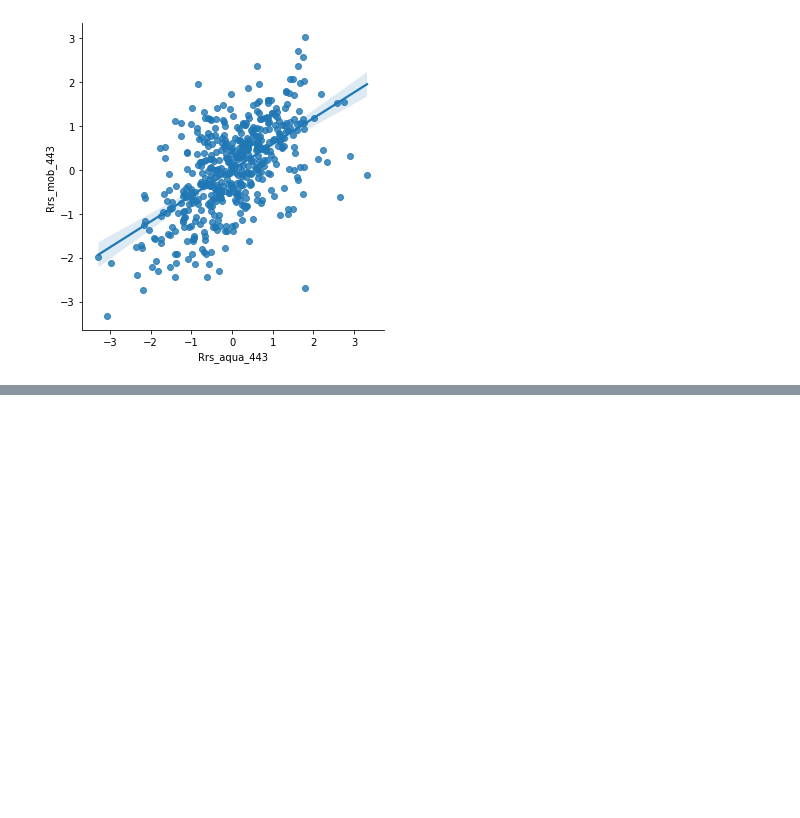
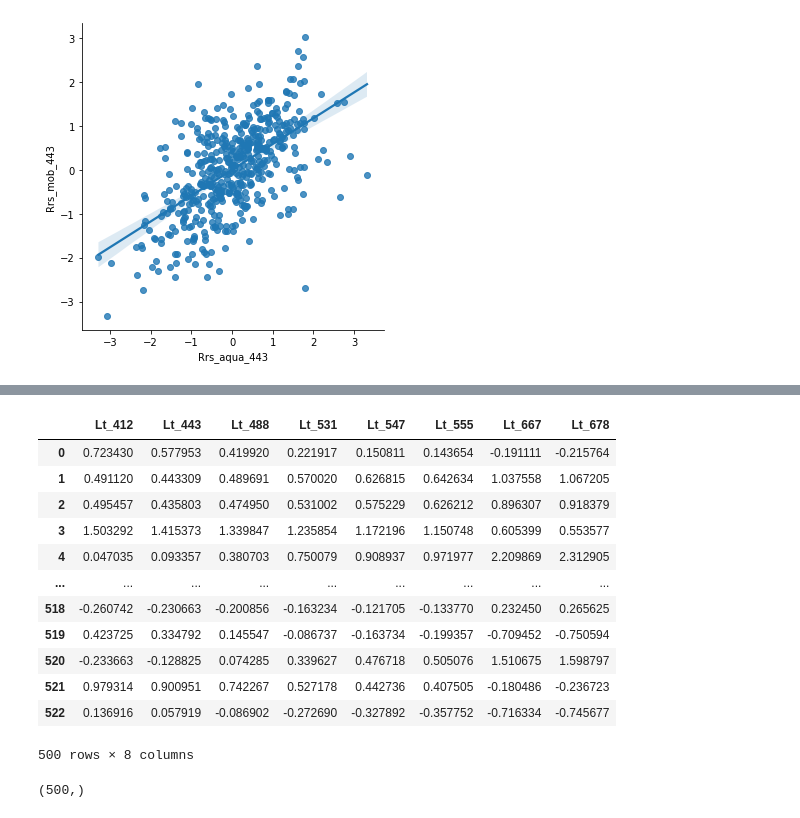
Before and after one commit to amiribr/moby_bias_analysis, a Jupyter notebook: moby_analysis_obs_aqua.ipynb, the cells around one changed output, grey strips where cells are left out. Saved outputs shown, nothing was run; the diff lists cells and outputs as text; code cells hidden in the pictures; blank space fills up the shorter version.

```diff
--- a/moby_analysis_obs_aqua.ipynb
+++ b/moby_analysis_obs_aqua.ipynb
@@ -184,0 +215,22 @@ yy = intercept + slope*xx
+# %%
+fsol  = ndf['rhot_412']/ rhot_0
+# %%
+np.atleast_2d(fsol.values).T*dfn[Lt_names]
+# %% [output]
+|  | Lt_412 | Lt_443 | Lt_488 | Lt_531 | Lt_547 | Lt_555 | Lt_667 | Lt_678 |
+| 0 | 0.723430 | 0.577953 | 0.419920 | 0.221917 | 0.150811 | 0.143654 | -0.191111 | -0.215764 |
+| 1 | 0.491120 | 0.443309 | 0.489691 | 0.570020 | 0.626815 | 0.642634 | 1.037558 | 1.067205 |
+| 2 | 0.495457 | 0.435803 | 0.474950 | 0.531002 | 0.575229 | 0.626212 | 0.896307 | 0.918379 |
+| 3 | 1.503292 | 1.415373 | 1.339847 | 1.235854 | 1.172196 | 1.150748 | 0.605399 | 0.553577 |
+| 4 | 0.047035 | 0.093357 | 0.380703 | 0.750079 | 0.908937 | 0.971977 | 2.209869 | 2.312905 |
+| ... | ... | ... | ... | ... | ... | ... | ... | ... |
+| 518 | -0.260742 | -0.230663 | -0.200856 | -0.163234 | -0.121705 | -0.133770 | 0.232450 | 0.265625 |
+| 519 | 0.423725 | 0.334792 | 0.145547 | -0.086737 | -0.163734 | -0.199357 | -0.709452 | -0.750594 |
+| 520 | -0.233663 | -0.128825 | 0.074285 | 0.339627 | 0.476718 | 0.505076 | 1.510675 | 1.598797 |
+| 521 | 0.979314 | 0.900951 | 0.742267 | 0.527178 | 0.442736 | 0.407505 | -0.180486 | -0.236723 |
+| 522 | 0.136916 | 0.057919 | -0.086902 | -0.272690 | -0.327892 | -0.357752 | -0.716334 | -0.745677 |
+500 rows × 8 columns
+# %%
+fsol.values.shape
+# %% [output]
+(500,)
```
Also changed, not shown: parts of 13 cells of this notebook, 2 other files.
